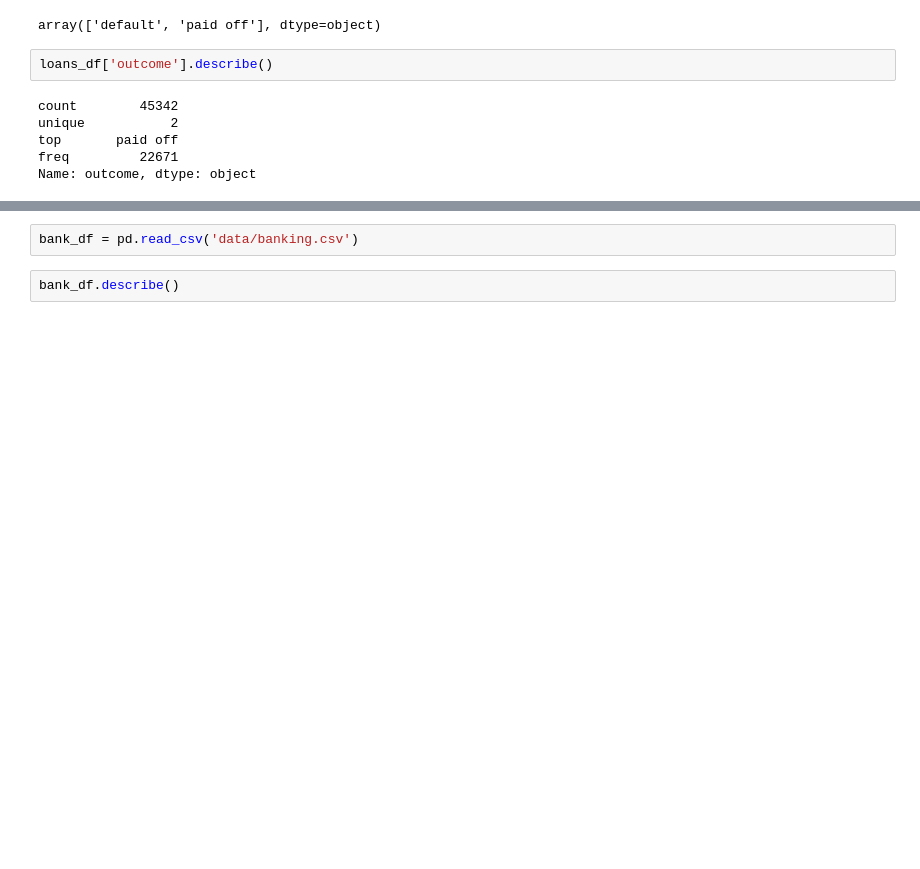
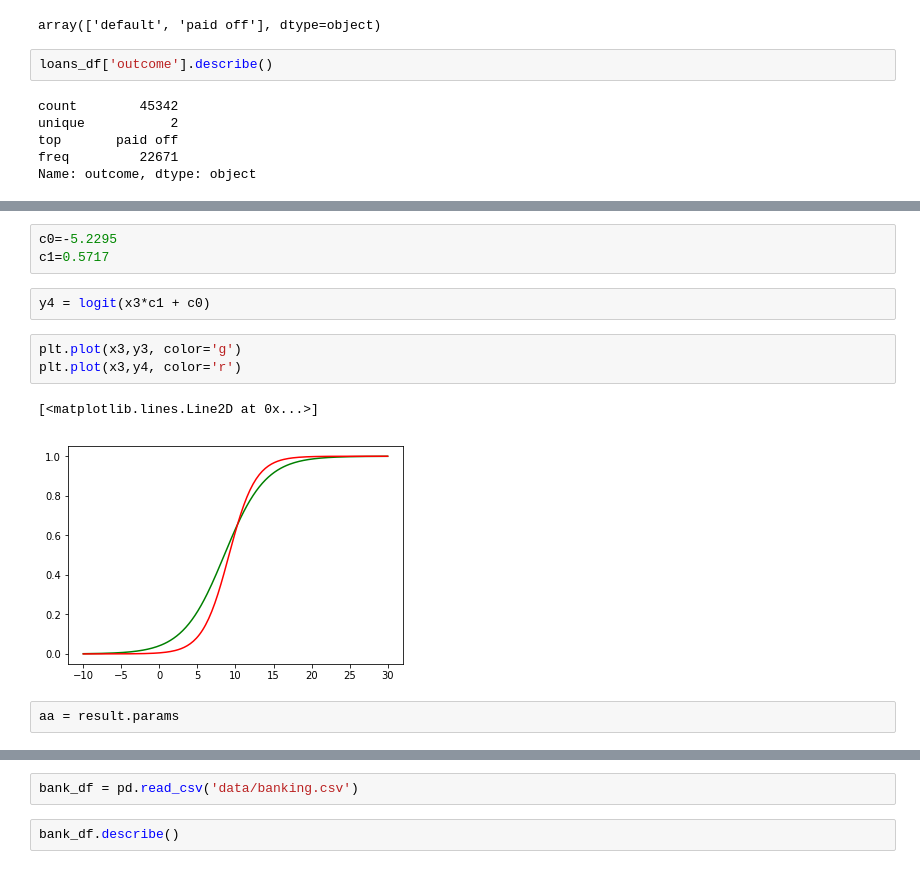
Before and after one commit to coolum001/Stats4DSNotebookProject, a Jupyter notebook: Stats4DS-2.ipynb, the cells around one changed output, grey strips where cells are left out. Saved outputs shown, nothing was run; the diff lists cells and outputs as text; blank space fills up the shorter version.

```diff
--- a/Stats4DS-2.ipynb
+++ b/Stats4DS-2.ipynb
@@ -50,0 +188,13 @@ Name: outcome, dtype: object
+# %%
+c0=-5.2295
+c1=0.5717
+# %%
+y4 = logit(x3*c1 + c0)
+# %%
+plt.plot(x3,y3, color='g')
+plt.plot(x3,y4, color='r')
+# %% [output]
+[<matplotlib.lines.Line2D at 0x...>]
+[figure, added]
+# %%
+aa = result.params
```
Also changed, not shown: parts of 77 cells of this notebook, 1 other file.
